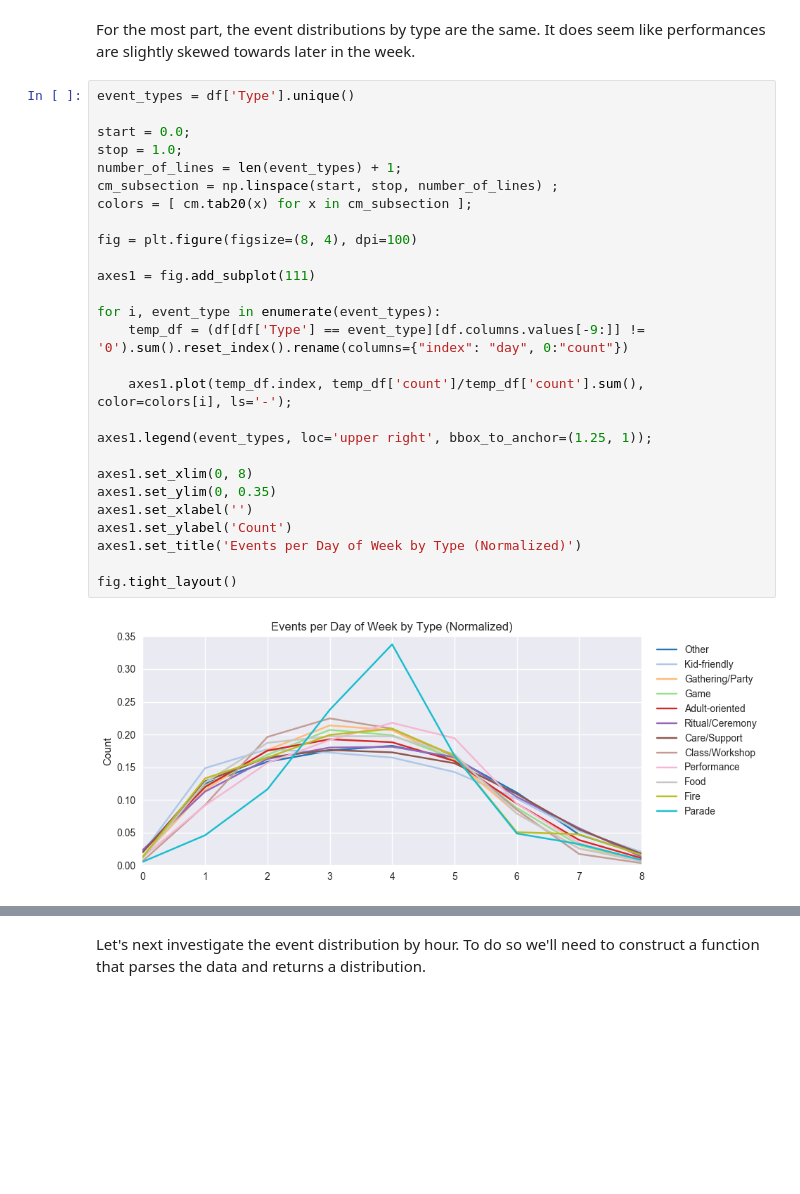
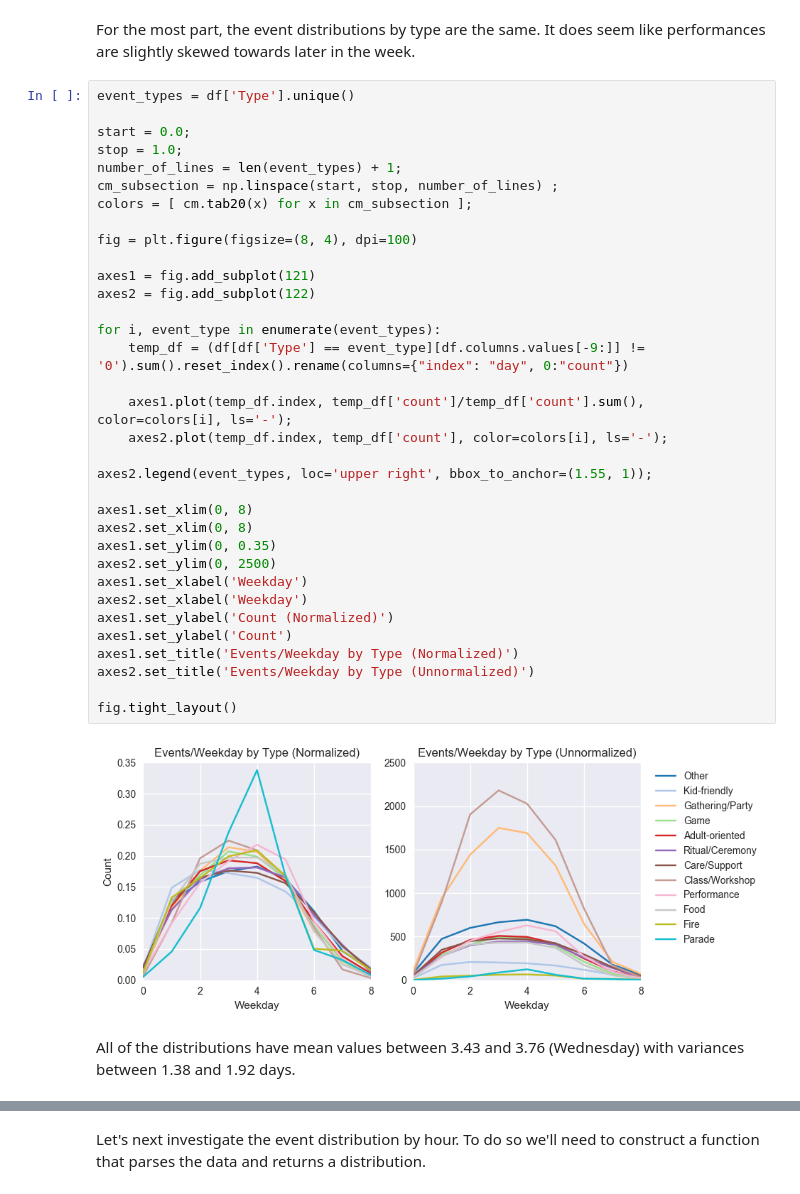
Before and after one commit to nikitabu/Playa_Events, a Jupyter notebook: Playa Events Analysis.ipynb, the cells around one changed output, grey strips where cells are left out. Saved outputs shown, nothing was run; the diff lists cells and outputs as text; blank space fills up the shorter version.

```diff
--- a/Playa Events Analysis.ipynb
+++ b/Playa Events Analysis.ipynb
@@ -201,29 +202,38 @@ For the most part, the event distributions by type are the same. It does seem li
 # %%
 event_types = df['Type'].unique()
 
 start = 0.0;
 stop = 1.0;
 number_of_lines = len(event_types) + 1;
 cm_subsection = np.linspace(start, stop, number_of_lines) ;
 colors = [ cm.tab20(x) for x in cm_subsection ];
 
 fig = plt.figure(figsize=(8, 4), dpi=100)
 
-axes1 = fig.add_subplot(111)
+axes1 = fig.add_subplot(121)
+axes2 = fig.add_subplot(122)
 
 for i, event_type in enumerate(event_types):
     temp_df = (df[df['Type'] == event_type][df.columns.values[-9:]] != '0').sum().reset_index().rename(columns={"index": "day", 0:"count"})
 
     axes1.plot(temp_df.index, temp_df['count']/temp_df['count'].sum(), color=colors[i], ls='-');
+    axes2.plot(temp_df.index, temp_df['count'], color=colors[i], ls='-');
 
-axes1.legend(event_types, loc='upper right', bbox_to_anchor=(1.25, 1));
+axes2.legend(event_types, loc='upper right', bbox_to_anchor=(1.55, 1));
 
 axes1.set_xlim(0, 8)
+axes2.set_xlim(0, 8)
 axes1.set_ylim(0, 0.35)
-axes1.set_xlabel('')
+axes2.set_ylim(0, 2500)
+axes1.set_xlabel('Weekday')
+axes2.set_xlabel('Weekday')
+axes1.set_ylabel('Count (Normalized)')
 axes1.set_ylabel('Count')
-axes1.set_title('Events per Day of Week by Type (Normalized)')
+axes1.set_title('Events/Weekday by Type (Normalized)')
+axes2.set_title('Events/Weekday by Type (Unnormalized)')
 
 fig.tight_layout()
 # %% [output]
-[figure, old version]
+[figure, new version]
+# %% [markdown]
+All of the distributions have mean values between 3.43 and 3.76 (Wednesday) with variances between 1.38 and 1.92 days.
```
Also changed, not shown: parts of 7 cells of this notebook.
